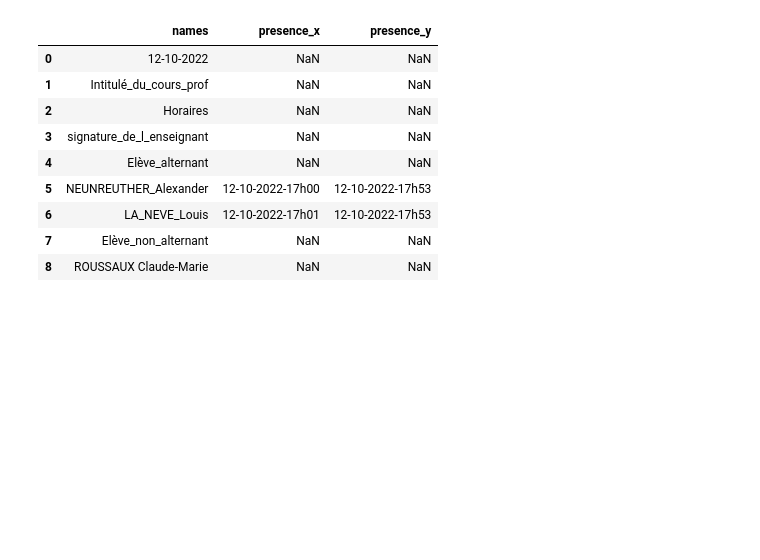
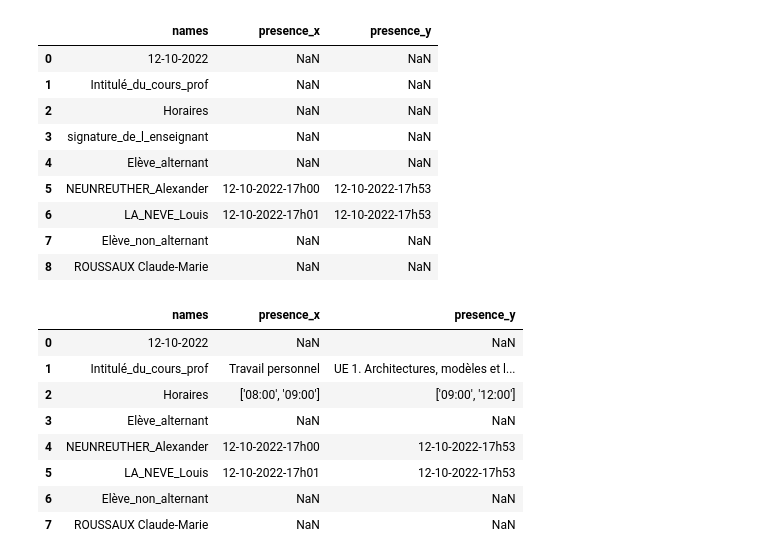
Before and after one commit to LarryJr64/Project_recognition_attendance_sheet_project, a Jupyter notebook: fonction_merge_csv.ipynb, the cells around one changed output. Cells and saved outputs as stored; diff of their text form; code cells hidden in the pictures; blank space fills up the shorter version.

```diff
--- a/fonction_merge_csv.ipynb
+++ b/fonction_merge_csv.ipynb
@@ -157,6 +162,19 @@ p=0
 for i in range(1,fichier_present.shape[1]):
     fichier_present.loc[2,fichier_present.columns[i]]=str(liste_horaire[p])
     p+=1
+# %%
+fichier_present=fichier_present.drop(3).reset_index(drop=True)
+fichier_present = fichier_present.replace(np.nan, '', regex=True)
+# %% [output]
+|  | names | presence_x | presence_y |
+| 0 | 12-10-2022 | NaN | NaN |
+| 1 | Intitulé_du_cours_prof | Travail personnel | UE 1. Architectures, modèles et l... |
+| 2 | Horaires | ['08:00', '09:00'] | ['09:00', '12:00'] |
+| 3 | Elève_alternant | NaN | NaN |
+| 4 | NEUNREUTHER_Alexander | 12-10-2022-17h00 | 12-10-2022-17h53 |
+| 5 | LA_NEVE_Louis | 12-10-2022-17h01 | 12-10-2022-17h53 |
+| 6 | Elève_non_alternant | NaN | NaN |
+| 7 | ROUSSAUX Claude-Marie | NaN | NaN |
 # %%
 fichier_present
 # %% [output]
```
Also changed, not shown: parts of 3 cells of this notebook, 3 other files.
